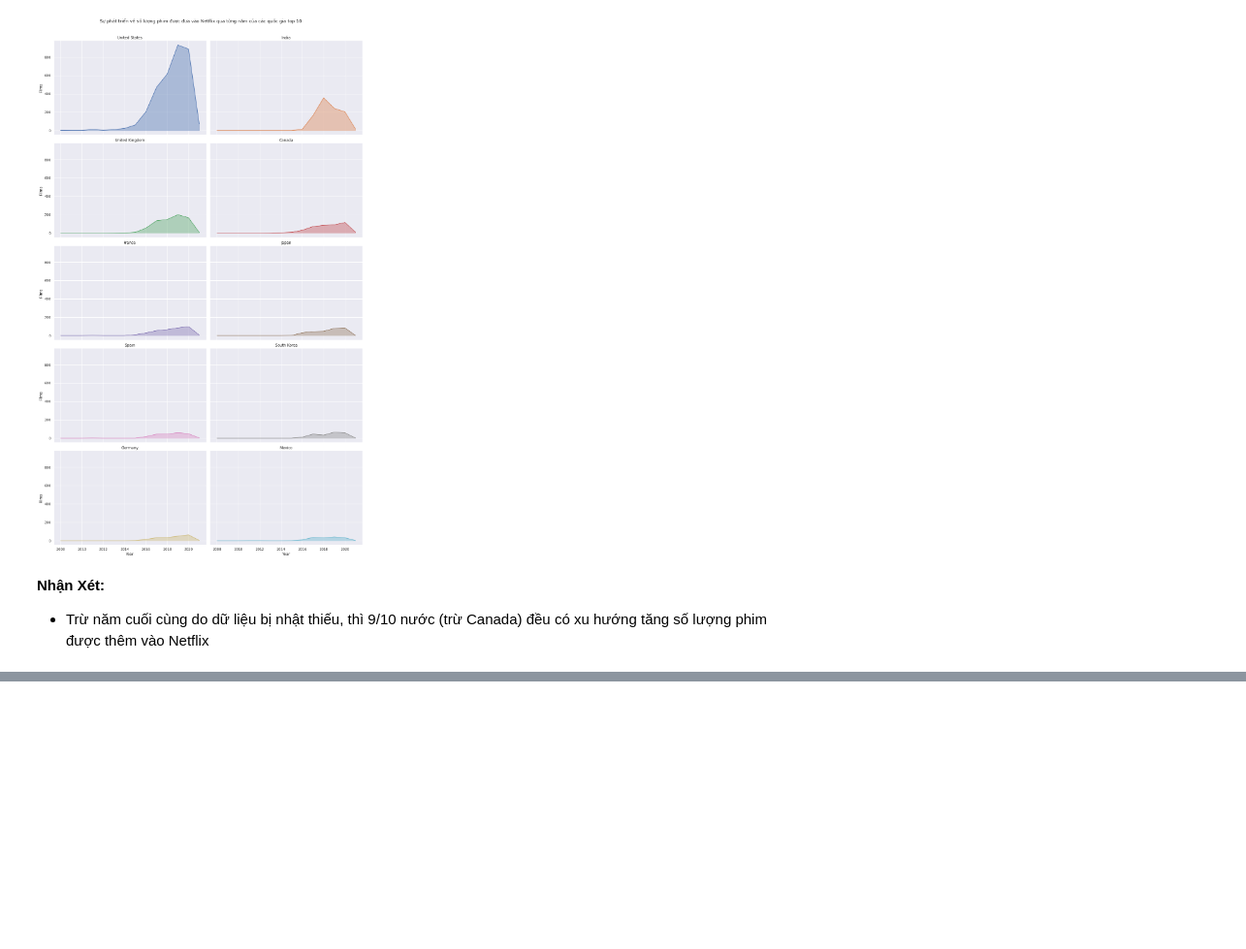
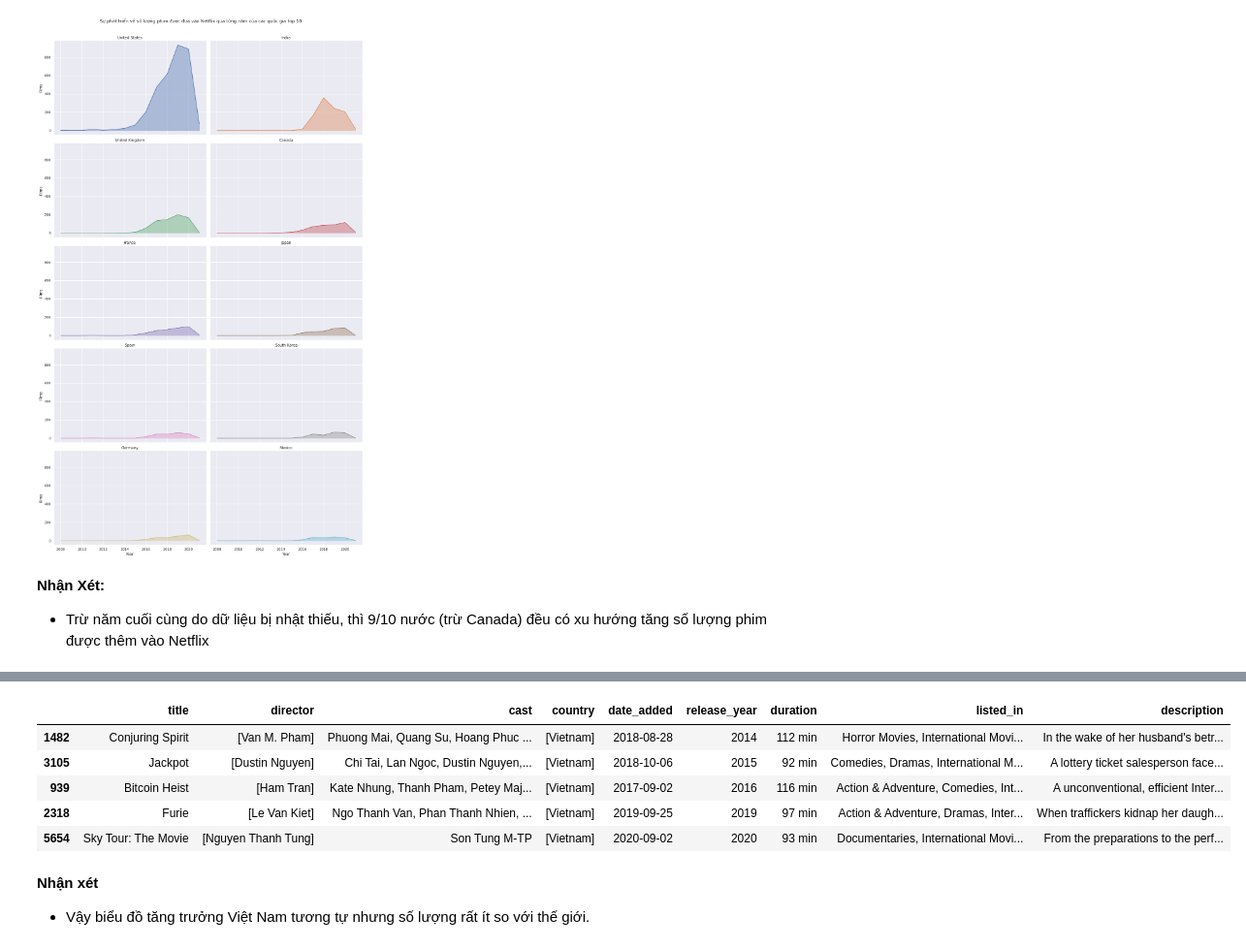
Before and after one commit to sgrayk/P4DS, a Jupyter notebook: Data preprocess Final.ipynb, the cells around one changed output, grey strips where cells are left out. Shown at 97% size. Drawn from its saved outputs; the diff is of its cells as text; code cells hidden in the pictures; blank space fills up the shorter version.

```diff
--- a/Data preprocess Final.ipynb
+++ b/Data preprocess Final.ipynb
@@ -988,0 +1044,15 @@ plt.show()
+# %%
+df_movies.loc[df_movies.loc[:,'country'].apply(lambda x: 'Vietnam' in x),
+              ['title', 'director', 'cast', 'country', 'date_added',
+                 'release_year', 'duration', 'listed_in', 'description',]]\
+        .sort_values(by='release_year')
+# %% [output]
+|  | title | director | cast | country | date_added | release_year | duration | listed_in | description |
+| 1482 | Conjuring Spirit | [Van M. Pham] | Phuong Mai, Quang Su, Hoang Phuc ... | [Vietnam] | 2018-08-28 | 2014 | 112 min | Horror Movies, International Movi... | In the wake of her husband's betr... |
+| 3105 | Jackpot | [Dustin Nguyen] | Chi Tai, Lan Ngoc, Dustin Nguyen,... | [Vietnam] | 2018-10-06 | 2015 | 92 min | Comedies, Dramas, International M... | A lottery ticket salesperson face... |
+| 939 | Bitcoin Heist | [Ham Tran] | Kate Nhung, Thanh Pham, Petey Maj... | [Vietnam] | 2017-09-02 | 2016 | 116 min | Action & Adventure, Comedies, Int... | A unconventional, efficient Inter... |
+| 2318 | Furie | [Le Van Kiet] | Ngo Thanh Van, Phan Thanh Nhien, ... | [Vietnam] | 2019-09-25 | 2019 | 97 min | Action & Adventure, Dramas, Inter... | When traffickers kidnap her daugh... |
+| 5654 | Sky Tour: The Movie | [Nguyen Thanh Tung] | Son Tung M-TP | [Vietnam] | 2020-09-02 | 2020 | 93 min | Documentaries, International Movi... | From the preparations to the perf... |
+# %% [markdown]
+**Nhận xét**
+- Vậy biểu đồ tăng trưởng Việt Nam tương tự nhưng số lượng rất ít so với thế giới.
```
Also changed, not shown: parts of 17 cells of this notebook.
